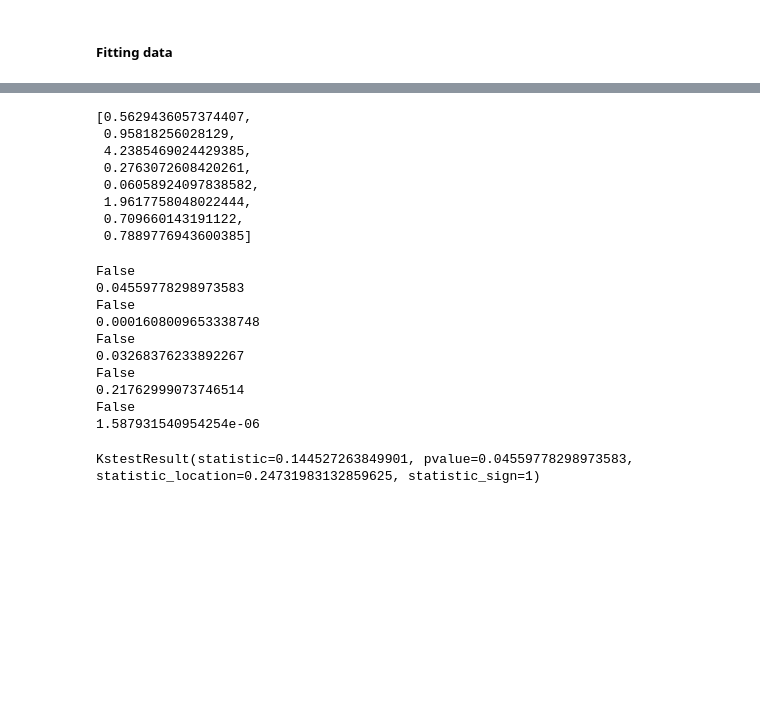
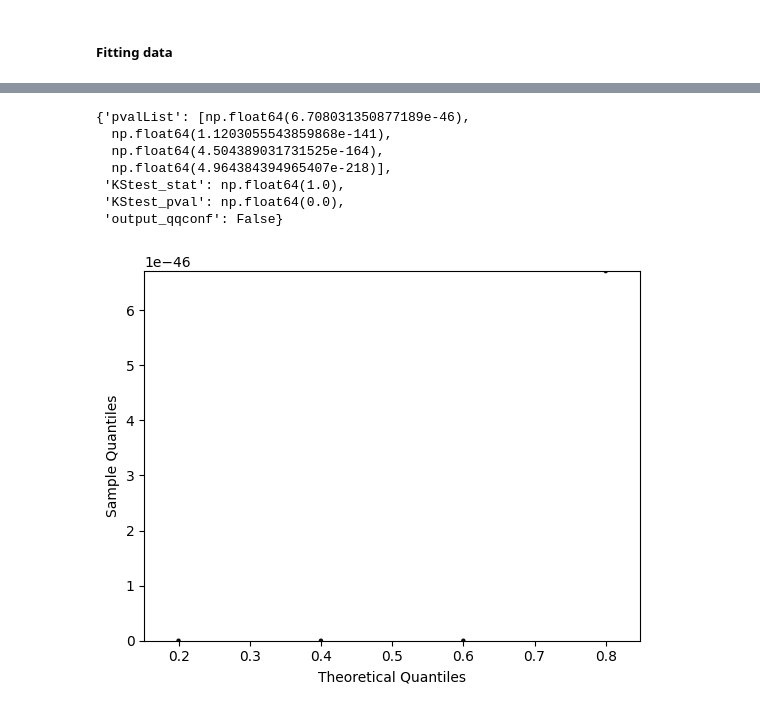
Before and after one commit to Msadeler/marked_exp_hawkes, a Jupyter notebook: example.ipynb, the cells around one changed output, grey strips where cells are left out. Saved outputs shown, nothing was run; the diff lists cells and outputs as text; code cells hidden in the pictures; blank space fills up the shorter version.

```diff
--- a/example.ipynb
+++ b/example.ipynb
@@ -399,6 +400,6 @@ mouse='M22'
 recording = '140605'
 
 
-Nav = pd.read_csv(f"neuro_data/data/{mouse}/{recording}/Nav_{mouse}_{recording}.csv")
-Spk =  pd.read_csv(f"neuro_data/data/{mouse}/{recording}/Spk_{mouse}_{recording}.csv")
-CellInfo = pd.read_csv(f"neuro_data/data/{mouse}/{recording}/CellInfo_{mouse}_{recording}.csv")
+Nav = pd.read_csv(f"data/neurodata/Nav_{mouse}_{recording}.csv")
+Spk =  pd.read_csv(f"data/neurodata/Spk_{mouse}_{recording}.csv")
+CellInfo = pd.read_csv(f"data/neurodata/CellInfo_{mouse}_{recording}.csv")
@@ -467,8 +458,8 @@ We thus delete neuron 2 wich is not stationnary.
 # %%
-Spk = Spk.loc[Spk['ClusterIDs']!= 2 ,:]
-Spk.loc[Spk.ClusterIDs >=3  , 'ClusterIDs'] = Spk.loc[Spk.ClusterIDs >=3  , 'ClusterIDs']-1
+Spkcleaned = Spk.loc[Spk['ClusterIDs']!= 2 ,:]
+Spkcleaned.loc[Spkcleaned.ClusterIDs >=3  , 'ClusterIDs'] = Spkcleaned.loc[Spkcleaned.ClusterIDs >=3  , 'ClusterIDs']-1
 
-cluster_set = np.unique(Spk.ClusterIDs)
+cluster_set = np.unique(Spkcleaned.ClusterIDs)
 # %% [markdown]
 ##### Fitting data
 # %%
@@ -477,7 +468,7 @@ time_list = []
 ## Data with time of each spike
 
 for k in range(5):
-    time_session = Spk.loc[(Spk['SpikeTimes'] <=Session[k,1] )& (Spk['SpikeTimes'] >=Session[k,0] ), ['SpikeTimes', 'ClusterIDs']]
+    time_session = Spkcleaned.loc[(Spkcleaned['SpikeTimes'] <=Session[k,1] )& (Spkcleaned['SpikeTimes'] >=Session[k,0] ), ['SpikeTimes', 'ClusterIDs']]
     time_session.loc[:,'SpikeTimes'] = time_session.loc[:,'SpikeTimes'] - Session[k,0]
     time_session = [(0,0)] + list(time_session.itertuples(index=False, name=None)) + [(Session[k,1]- Session[k,0], 0)]
     time_list += [time_session]
@@ -508,11 +486,0 @@ sss = hp.multi_EHP_compensator(time_list[0], learner.mean_MLE)
-# %%
-time_change[0][0]
-# %% [output]
-[0.5629436057374407,
- 0.95818256028129,
- 4.2385469024429385,
- 0.2763072608420261,
- 0.06058924097838582,
- 1.9617758048022444,
- 0.709660143191122,
- 0.7889776943600385]
@@ -541,23 +487,11 @@ for neuron in range(len(cluster_ordered)):
-# %%
-import scipy.stats
-
-
-for i in range(len(cluster_ordered)):
-    print(hp.qq_conf_test( data[i][2:-1] - data[i][1:-2] , distribution=scipy.stats.expon.ppf, plot = False ))
-    print(kstest(data[i][1:] - data[i][:-1], cdf = "expon").pvalue)
-# %% [output]
-False
-0.04559778298973583
-False
-0.0001608009653338748
-False
-0.03268376233892267
-False
-0.21762999073746514
-False
-1.587931540954254e-06
-# %%
-from scipy.stats import kstest
-kstest(data[i][1:] - data[i][:-1], cdf = "expon")
-# %% [output]
-KstestResult(statistic=0.144527263849901, pvalue=0.04559778298973583, statistic_location=0.24731983132859625, statistic_sign=1)
+# %%
+learner.GOF_bootstrap(compensator_func=hp.multi_EHP_compensator,Nb_SubSample=4, index_process=-1)
+# %% [output]
+{'pvalList': [np.float64(6.708031350877189e-46),
+  np.float64(1.1203055543859868e-141),
+  np.float64(4.504389031731525e-164),
+  np.float64(4.964384394965407e-218)],
+ 'KStest_stat': np.float64(1.0),
+ 'KStest_pval': np.float64(0.0),
+ 'output_qqconf': False}
+[figure, added]
```
Also changed, not shown: parts of 11 cells of this notebook, 21 other files.
